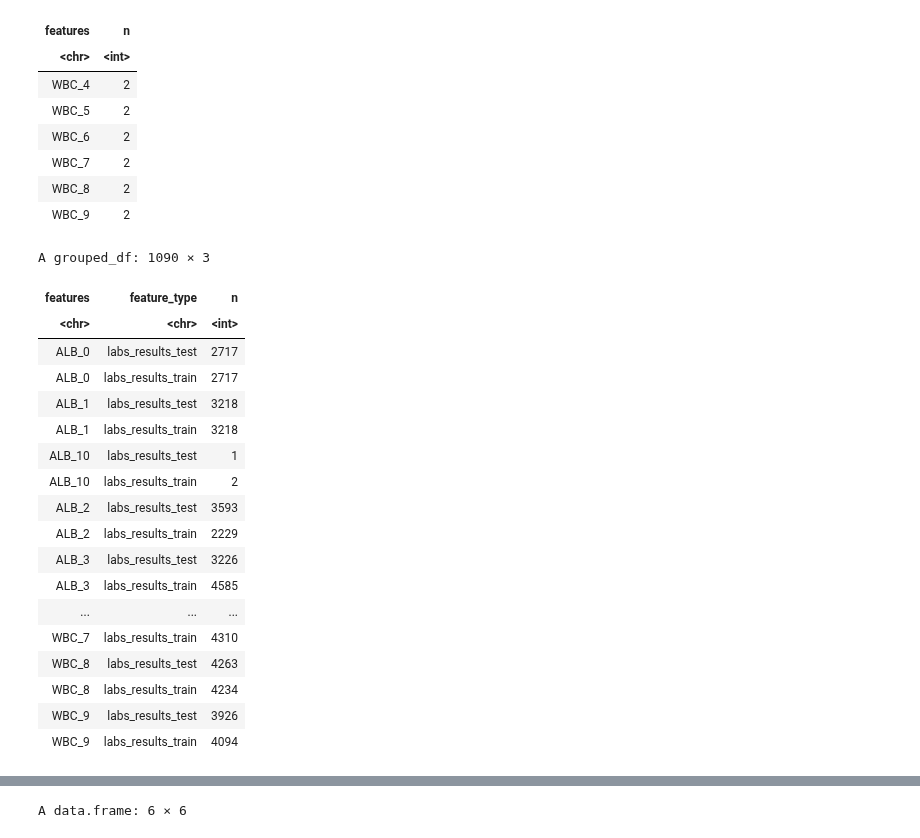
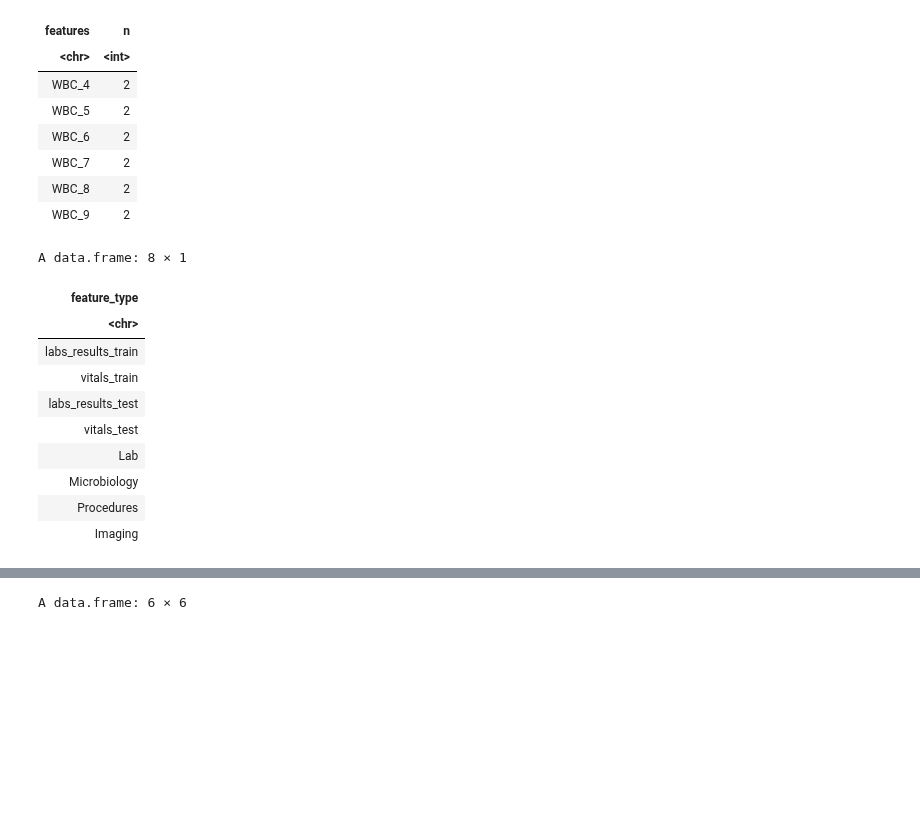
Before and after one commit to Minh084/TDA, a Jupyter notebook: 2_features/2.9_featurizedvalues_ordercounts.ipynb, the cells around one changed output, grey strips where cells are left out. Saved outputs shown, nothing was run; the diff lists cells and outputs as text; code cells hidden in the pictures; blank space fills up the shorter version.

Commit message:
redo data and modeling

```diff
--- a/2_features/2.9_featurizedvalues_ordercounts.ipynb
+++ b/2_features/2.9_featurizedvalues_ordercounts.ipynb
@@ -82,6 +74,7 @@ nrow(orders) #5730678
 # %%
-orders <- read.csv(file.path(datadir, 'coh4_order_code_counts.csv'))
-nrow(orders) #6086852
+# this one used 1_4_cohort to query orders
+orders4 <- read.csv(file.path(datadir, 'coh4_order_code_counts.csv'))
+nrow(orders4) #6086852
 # %% [output]
 [1] 6086852
 # %%
@@ -110,8 +103,8 @@ A grouped_df: 7 × 2
 | Microbiology Culture | 37374 |
 | Microbiology | 1643 |
 # %%
-orders_micro <- orders %>% mutate(feature_type = ifelse(str_detect(feature_type, "Microbiology"), "Microbiology", feature_type))
-orders_micro %>% group_by(feature_type) %>% count(sort=TRUE)
+orders4_micro <- orders4 %>% mutate(feature_type = ifelse(str_detect(feature_type, "Microbiology"), "Microbiology", feature_type))
+orders4_micro %>% group_by(feature_type) %>% count(sort=TRUE)
 # %% [output]
 A grouped_df: 6 × 2
 | feature_type | n |
@@ -235,10 +240,10 @@ length(setdiff(orders_micro$pat_enc_csn_id_coded, testbinned_labs_vitals$pat_enc
 [1] 0
 # %%
 # combine all features for the complex data set, remove time column since demo doesn't have it
-features_all <- bind_rows(demos, trainbinned_labs_vitals, testbinned_labs_vitals, orders_micro)
-nrow(features_all) # 10086505 (this include both train and test)
-length(unique(features_all$pat_enc_csn_id_coded))
-length(unique(features_all$features)) #42201 vs 42207 (train vs testbin), actually 42234 is the correct number of features (as some have 2 feature_types)
+features_all <- bind_rows(demos, trainbinned_labs_vitals, testbinned_labs_vitals, orders4_micro)
+nrow(features_all) #10529994 vs 10442679 (this include both train and test)
+length(unique(features_all$pat_enc_csn_id_coded)) #43980 vs 43970
+length(unique(features_all$features)) #42809 same
 features_all %>% group_by(feature_type) %>% count(sort=TRUE)
 # %% [output]
 [1] 10529994
@@ -295,25 +300,17 @@ A grouped_df: 6 × 2
 | WBC_8 | 2 |
 | WBC_9 | 2 |
 # %%
-features_all %>% filter(features %in% n2$features) %>% group_by(features, feature_type) %>% count()
+features_all %>% filter(features %in% n2$features) %>% distinct(feature_type)# group_by(features, feature_type) %>% count()
 # %% [output]
-A grouped_df: 1090 × 3
+A data.frame: 8 × 1
-| features | feature_type | n |
-| <chr> | <chr> | <int> |
-| ALB_0 | labs_results_test | 2717 |
-| ALB_0 | labs_results_train | 2717 |
-| ALB_1 | labs_results_test | 3218 |
-| ALB_1 | labs_results_train | 3218 |
-| ALB_10 | labs_results_test | 1 |
-| ALB_10 | labs_results_train | 2 |
-| ALB_2 | labs_results_test | 3593 |
-| ALB_2 | labs_results_train | 2229 |
-| ALB_3 | labs_results_test | 3226 |
-| ALB_3 | labs_results_train | 4585 |
-| ... | ... | ... |
-| WBC_7 | labs_results_train | 4310 |
-| WBC_8 | labs_results_test | 4263 |
-| WBC_8 | labs_results_train | 4234 |
-| WBC_9 | labs_results_test | 3926 |
-| WBC_9 | labs_results_train | 4094 |
+| feature_type |
+| <chr> |
+| labs_results_train |
+| vitals_train |
+| labs_results_test |
+| vitals_test |
+| Lab |
+| Microbiology |
+| Procedures |
+| Imaging |
 # %%
```
Also changed, not shown: parts of 23 cells of this notebook, 5 other files.
